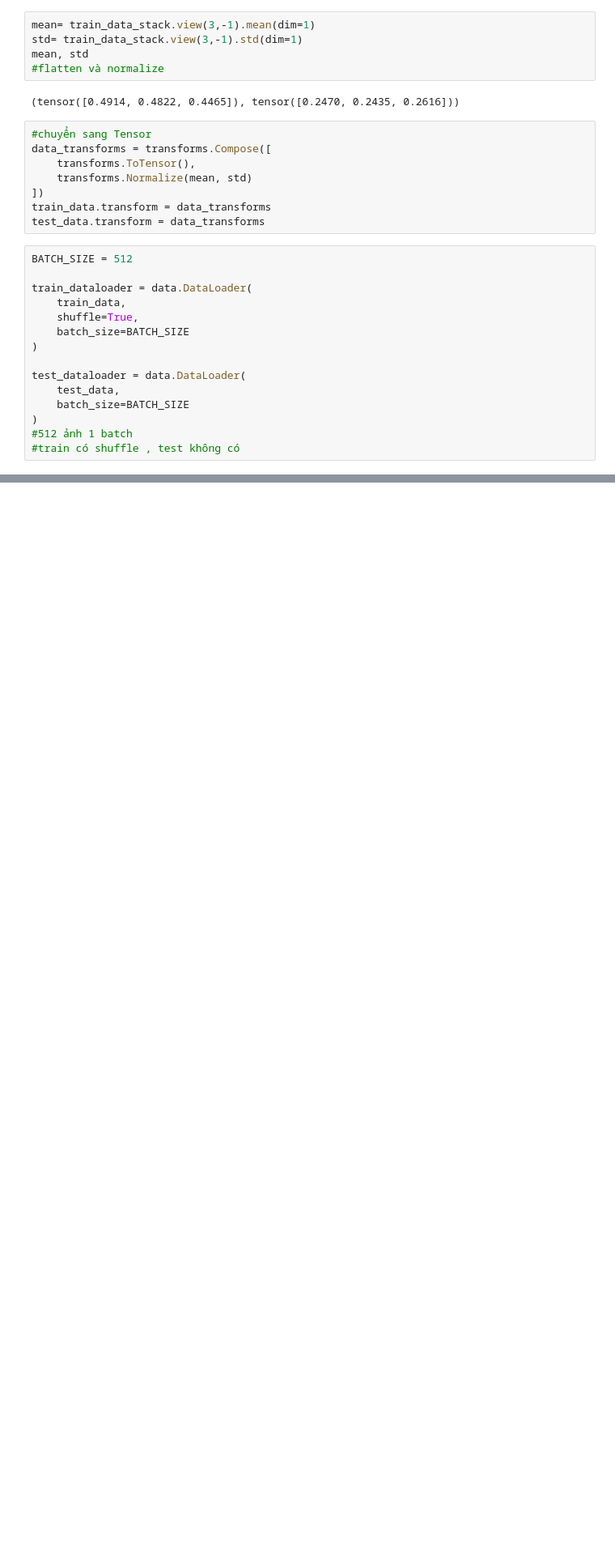
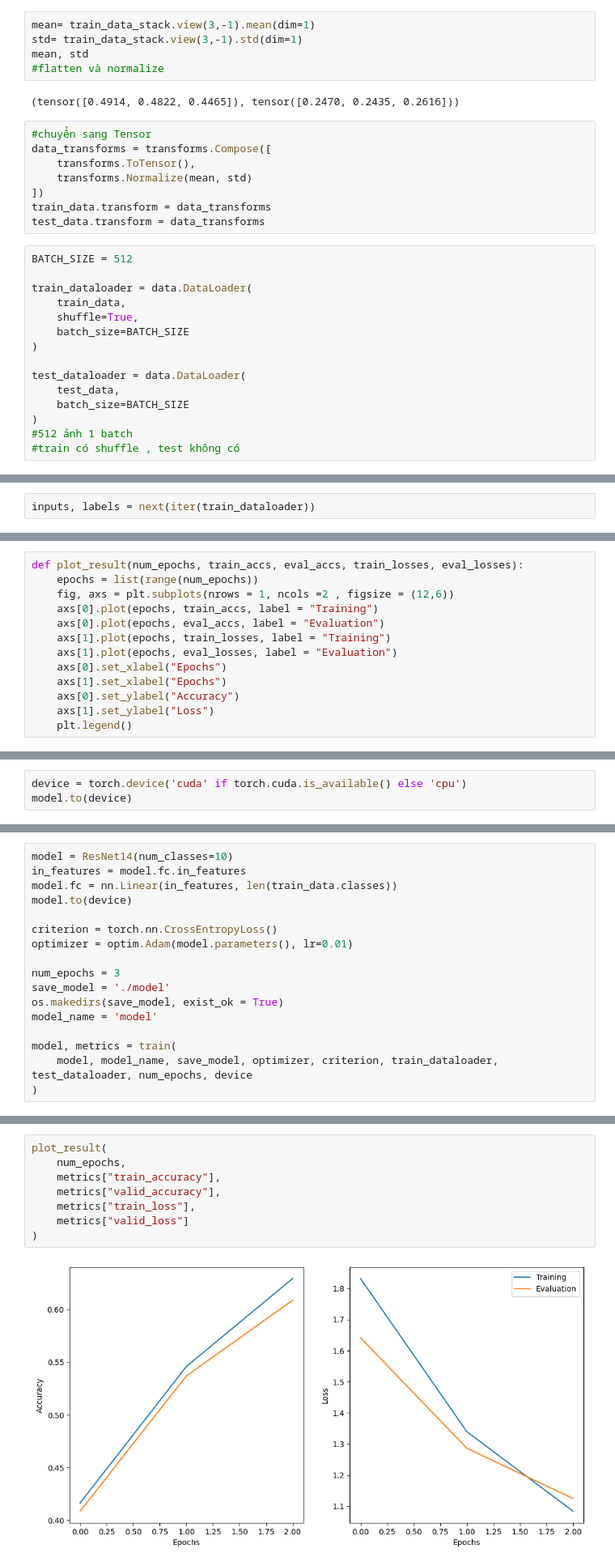
Before and after one commit to Cane-chaos/aio-python, a Jupyter notebook: ResNet14.ipynb, the cells around one changed output, grey strips where cells are left out. Shown at 81% size. Drawn from its saved outputs; the diff is of its cells as text; blank space fills up the shorter version.

```diff
--- a/ResNet14.ipynb
+++ b/ResNet14.ipynb
@@ -186,0 +328,2 @@ test_dataloader = data.DataLoader(
+# %%
+inputs, labels = next(iter(train_dataloader))
@@ -186,0 +436,13 @@ test_dataloader = data.DataLoader(
+# %%
+def plot_result(num_epochs, train_accs, eval_accs, train_losses, eval_losses):
+    epochs = list(range(num_epochs))
+    fig, axs = plt.subplots(nrows = 1, ncols =2 , figsize = (12,6))
+    axs[0].plot(epochs, train_accs, label = "Training")
+    axs[0].plot(epochs, eval_accs, label = "Evaluation")
+    axs[1].plot(epochs, train_losses, label = "Training")
+    axs[1].plot(epochs, eval_losses, label = "Evaluation")
+    axs[0].set_xlabel("Epochs")
+    axs[1].set_xlabel("Epochs")
+    axs[0].set_ylabel("Accuracy")
+    axs[1].set_ylabel("Loss")
+    plt.legend()
@@ -186,0 +454,3 @@ test_dataloader = data.DataLoader(
+# %%
+device = torch.device('cuda' if torch.cuda.is_available() else 'cpu')
+model.to(device)
@@ -186,0 +461,17 @@ test_dataloader = data.DataLoader(
+# %%
+model = ResNet14(num_classes=10)
+in_features = model.fc.in_features
+model.fc = nn.Linear(in_features, len(train_data.classes))
+model.to(device)
+
+criterion = torch.nn.CrossEntropyLoss()
+optimizer = optim.Adam(model.parameters(), lr=0.01)
+
+num_epochs = 3
+save_model = './model'
+os.makedirs(save_model, exist_ok = True)
+model_name = 'model'
+
+model, metrics = train(
+    model, model_name, save_model, optimizer, criterion, train_dataloader, test_dataloader, num_epochs, device
+)
@@ -186,0 +496,10 @@ test_dataloader = data.DataLoader(
+# %%
+plot_result(
+    num_epochs,
+    metrics["train_accuracy"],
+    metrics["valid_accuracy"],
+    metrics["train_loss"],
+    metrics["valid_loss"]
+)
+# %% [output]
+[figure, added]
```
Also changed, not shown: parts of 26 cells of this notebook.
